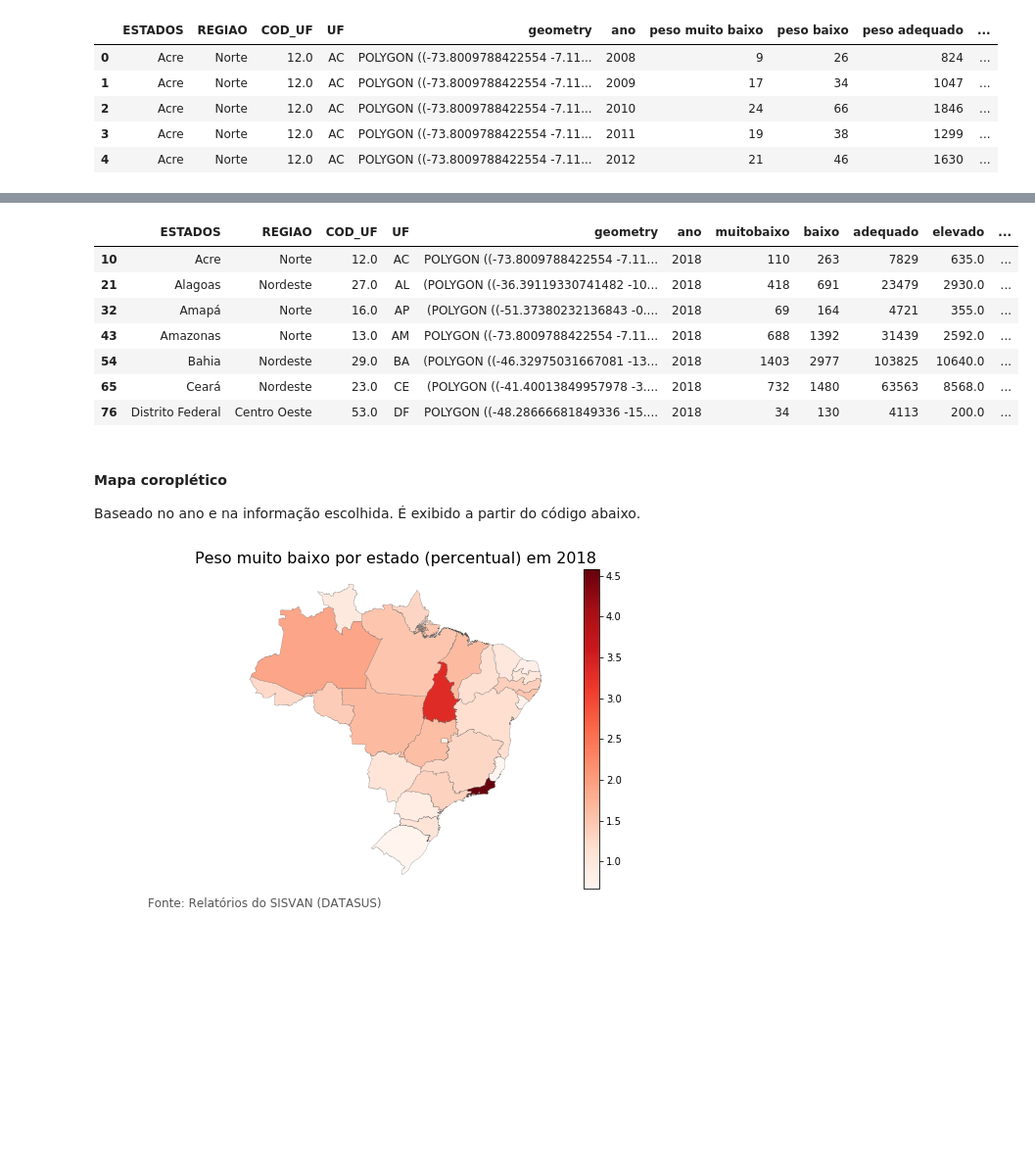
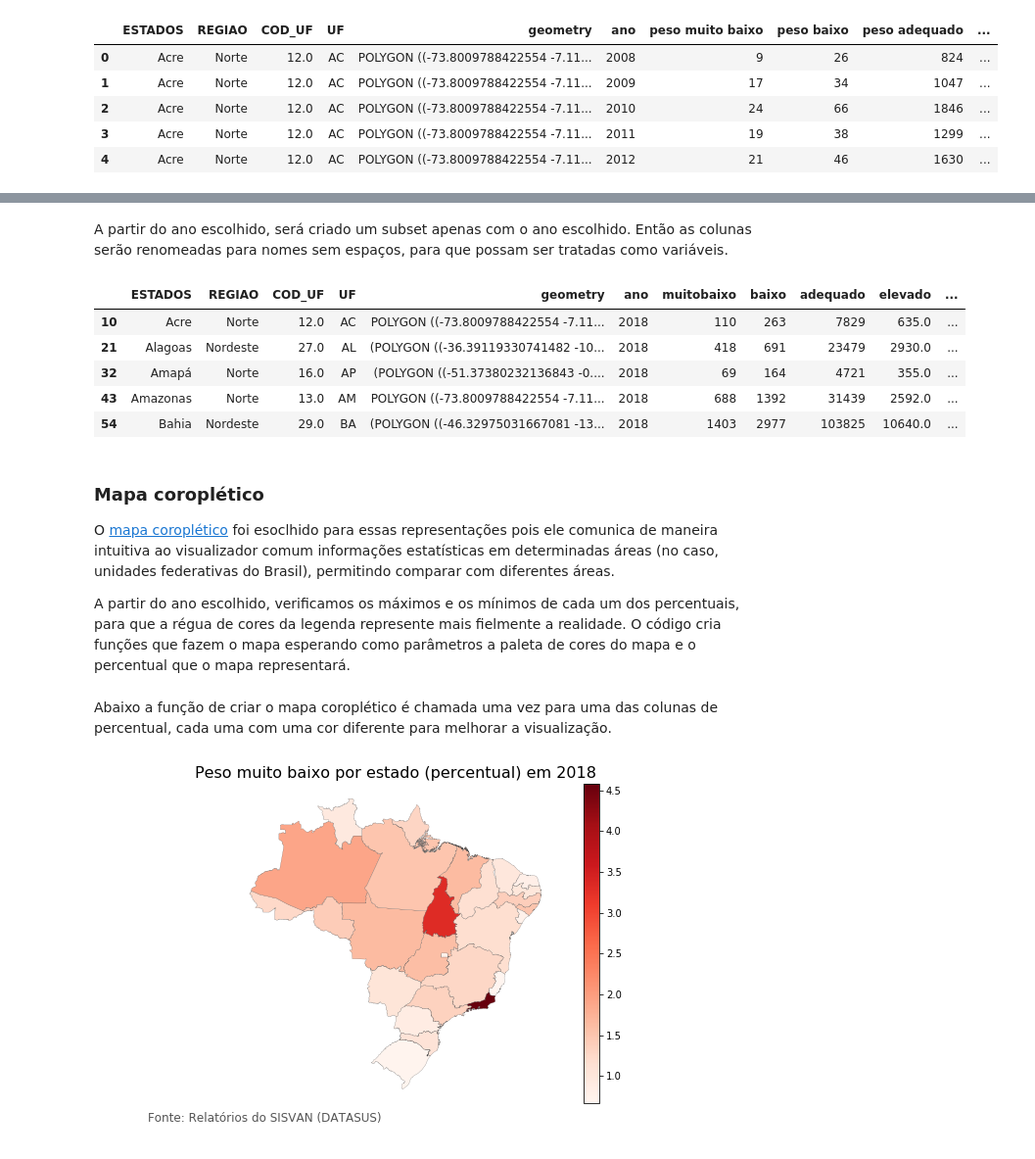
Before and after one commit to PedroVitorino-ICS/ICD_20182, a Jupyter notebook: map_plot.ipynb, the cells around one changed output, grey strips where cells are left out. Shown at 98% size. Saved outputs shown, nothing was run; the diff lists cells and outputs as text; code cells hidden in the pictures; blank space fills up the shorter version.

```diff
--- a/map_plot.ipynb
+++ b/map_plot.ipynb
@@ -152,22 +133,24 @@ teste.head()
+# %% [markdown]
+A partir do ano escolhido, será criado um subset apenas com o ano escolhido. Então as colunas serão renomeadas para nomes sem espaços, para que possam ser tratadas como variáveis.
 # %%
 #Pegando informações apenas do ano desejado
 merged_year = merged.loc[merged['ano'] == year]
 merged_year.columns = ['ESTADOS', 'REGIAO', 'COD_UF', 'UF', 'geometry', 'ano', 'muitobaixo',
                       'baixo', 'adequado', 'elevado', 'total', 'percent_muitobaixo', 'percent_baixo',
                       'percent_adequado', 'percent_elevado']
-merged_year.head(7)
+merged_year.head()
 # %% [output]
 |  | ESTADOS | REGIAO | COD_UF | UF | geometry | ano | muitobaixo | baixo | adequado | elevado | ... |
 | 10 | Acre | Norte | 12.0 | AC | POLYGON ((-73.8009788422554 -7.11... | 2018 | 110 | 263 | 7829 | 635.0 | ... |
 | 21 | Alagoas | Nordeste | 27.0 | AL | (POLYGON ((-36.39119330741482 -10... | 2018 | 418 | 691 | 23479 | 2930.0 | ... |
 | 32 | Amapá | Norte | 16.0 | AP | (POLYGON ((-51.37380232136843 -0.... | 2018 | 69 | 164 | 4721 | 355.0 | ... |
 | 43 | Amazonas | Norte | 13.0 | AM | POLYGON ((-73.8009788422554 -7.11... | 2018 | 688 | 1392 | 31439 | 2592.0 | ... |
 | 54 | Bahia | Nordeste | 29.0 | BA | (POLYGON ((-46.32975031667081 -13... | 2018 | 1403 | 2977 | 103825 | 10640.0 | ... |
-| 65 | Ceará | Nordeste | 23.0 | CE | (POLYGON ((-41.40013849957978 -3.... | 2018 | 732 | 1480 | 63563 | 8568.0 | ... |
-| 76 | Distrito Federal | Centro Oeste | 53.0 | DF | POLYGON ((-48.28666681849336 -15.... | 2018 | 34 | 130 | 4113 | 200.0 | ... |
-# %% [markdown]
-#### Mapa coroplético ####
-Baseado no ano e na informação escolhida. É exibido a partir do código abaixo.
+# %% [markdown]
+### Mapa coroplético ###
+O [mapa coroplético]("https://pt.wikipedia.org/wiki/Mapa_coroplético") foi esoclhido para essas representações pois ele comunica de maneira intuitiva ao visualizador comum informações estatísticas em determinadas áreas (no caso, unidades federativas do Brasil), permitindo comparar com diferentes áreas.
+
+A partir do ano escolhido, verificamos os máximos e os mínimos de cada um dos percentuais, para que a régua de cores da legenda represente mais fielmente a realidade. O código cria funções que fazem o mapa esperando como parâmetros a paleta de cores do mapa e o percentual que o mapa representará.
 # %%
 def get_vmin_and_vmax(variable):
     if(variable == 'percent_muitobaixo'):
@@ -197,6 +180,8 @@ def choropleth_plots(variable, colors):
     # add the colorbar to the figure
     cbar = fig.colorbar(sm)
     ax
+# %% [markdown]
+Abaixo a função de criar o mapa coroplético é chamada uma vez para uma das colunas de percentual, cada uma com uma cor diferente para melhorar a visualização.
 # %%
 fig, ax = mpl.subplots(1, figsize=(10, 6))
 ax.set_title('Peso muito baixo por estado (percentual) em '+str(year), fontdict={'fontsize': '16'})
```
Also changed, not shown: parts of 20 cells of this notebook, 28 other files.
